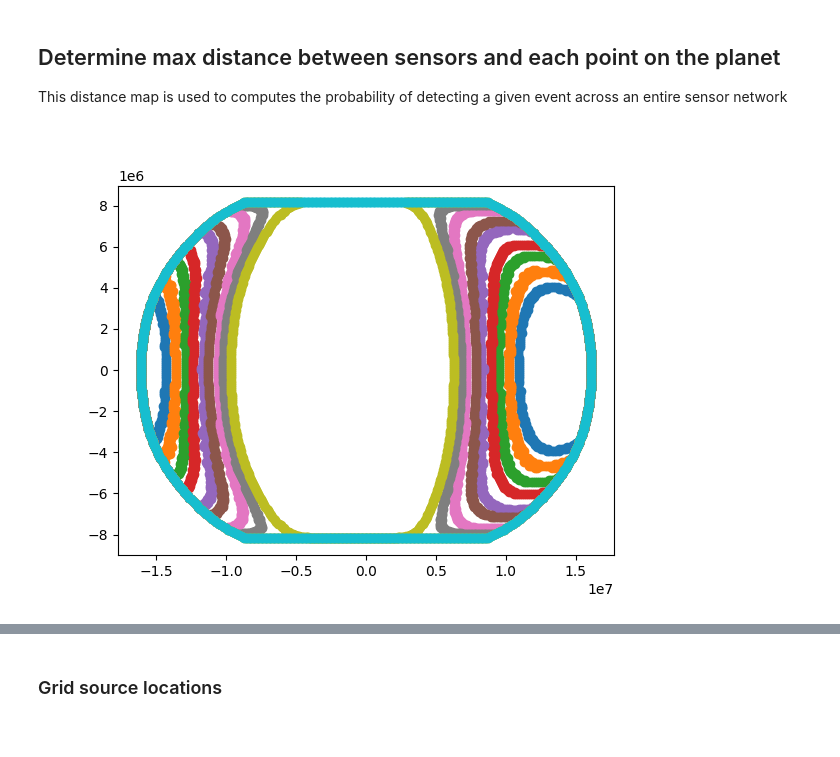
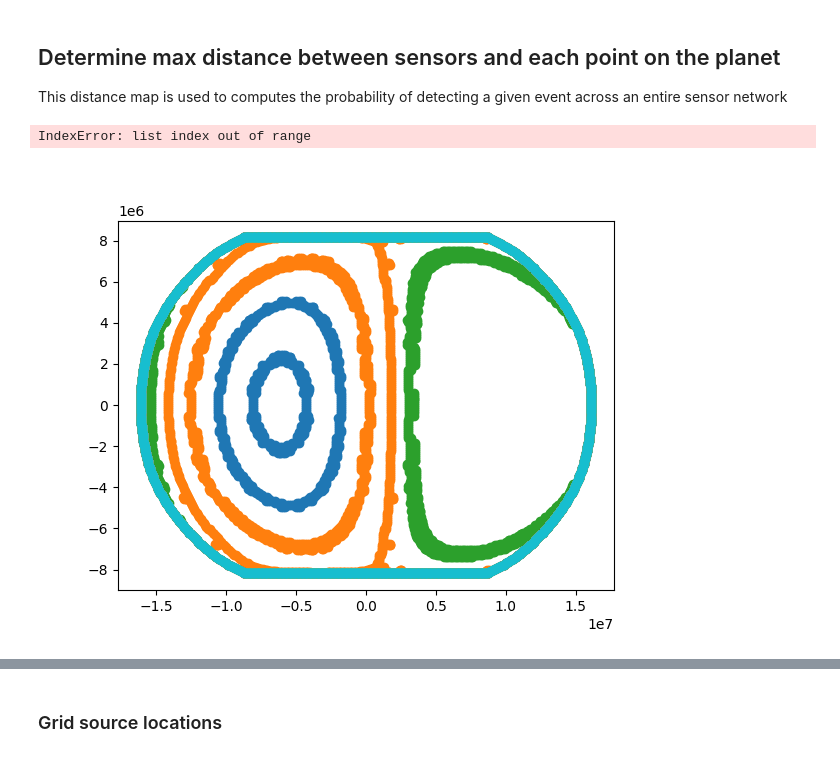
Before and after one commit to QuentinBrissaud/Venus_Detectability, a Jupyter notebook: compute_network_shapes.ipynb, the cells around one changed output, grey strips where cells are left out. Saved outputs shown, nothing was run; the diff lists cells and outputs as text; code cells hidden in the pictures.

```diff
--- a/compute_network_shapes.ipynb
+++ b/compute_network_shapes.ipynb
@@ -14,23 +14,26 @@ gdf_all = gpd.read_file(f"./data/airglow_shp/network_SNRnight10.0_SNRday1.shp")
 # %%
 def get_colors_from_cmap(cmap_name, n_colors):
     cmap = plt.get_cmap(cmap_name)  # Get the colormap
     return [cmap(i / (n_colors - 1)) for i in range(n_colors)]
 
 # Example usage
-n = 10
+n = 20
 colors = get_colors_from_cmap('tab10', n)
 
 plt.figure()
 for itest, test_loc in gdf_all.iterrows():
+
+    if (itest > n)&(itest < 2*n):
+        break
+
     geo = test_loc.geometry
     if geo.geom_type == 'Polygon': ## Tectonic settings
         coords = np.array(geo.exterior.coords[:])
         plt.scatter(coords[:,0], coords[:,1], color=colors[itest])
     else:
         for geo_loc in geo.geoms:
             coords = np.array(geo_loc.exterior.coords[:])
             plt.scatter(coords[:,0], coords[:,1], color=colors[itest])
-    if itest > n-2:
-        break
 # %% [output]
+IndexError: list index out of range
-[figure, old version]
+[figure, new version]
```
Also changed, not shown: parts of 2 cells of this notebook, 2 other files.
